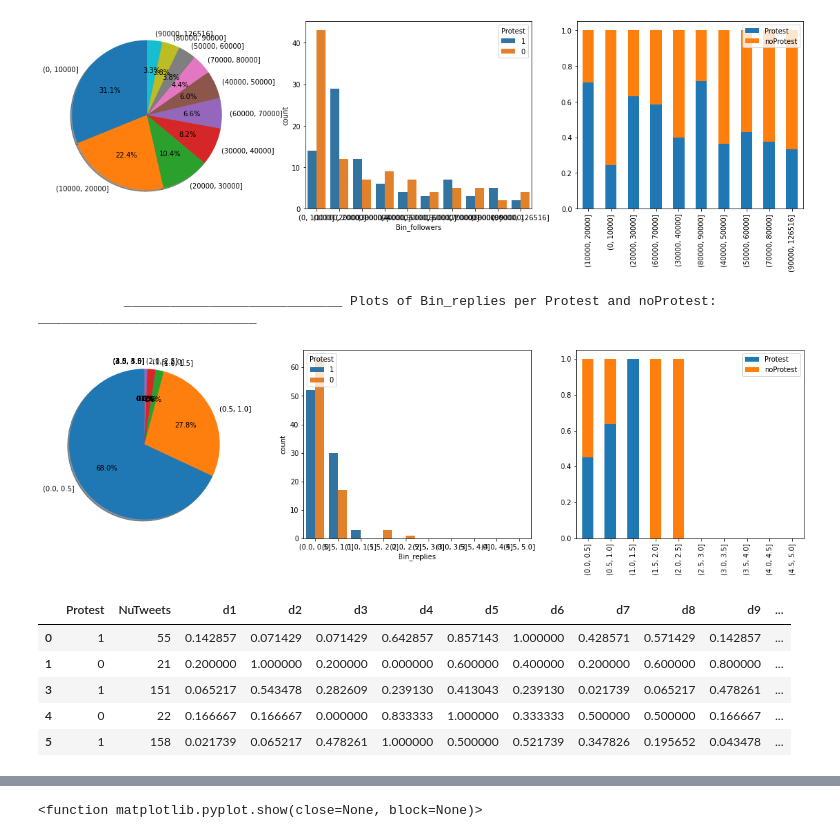
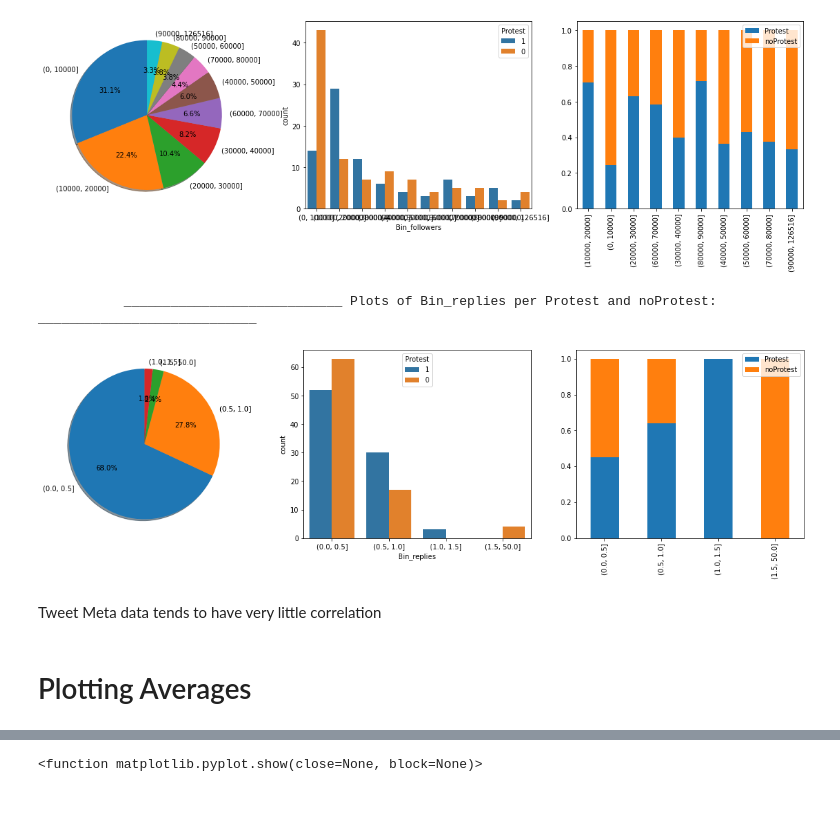
Before and after one commit to HraklisPapag/Team-Riot, a Jupyter notebook: Graphs.ipynb, the cells around one changed output, grey strips where cells are left out. Saved outputs shown, nothing was run; the diff lists cells and outputs as text; code cells hidden in the pictures; blank space fills up the shorter version.

```diff
--- a/Graphs.ipynb
+++ b/Graphs.ipynb
@@ -209,5 +187,5 @@ charts('Bin_average',training)
 # %%
-bins = np.linspace(0,1,11)
+bins = [0,0.3,0.4,0.5,1]
 training['Bin_sub'] = pd.cut(training['sub'],bins)
 charts('Bin_sub',training)
 # %% [output]
@@ -218,5 +198,5 @@ charts('Bin_sub',training)
 # %%
-bins = [-1,-0.2,-0.1,0,0.1,0.2,1]
+bins = [-1,0,0.1,0.2,1]
 training['Bin_pol'] = pd.cut(training['pol'],bins)
 charts('Bin_pol',training)
 # %% [output]
@@ -261,28 +243,23 @@ charts('Bin_followers',training)
 [figure]
 # %%
 replies = training['replies']
-bins = np.linspace(0,5,11)
+bins = [0,0.5,1,1.5,50]
 
 training['Bin_replies'] = pd.cut(training['replies'],bins)
 charts('Bin_replies',training)
 # %% [output]
            ____________________________ Plots of Bin_replies per Protest and noProtest: ____________________________
-[figure, old version]
+[figure, new version]
+# %% [markdown]
+Tweet Meta data tends to have very little correlation
+# %% [markdown]
+# Plotting Averages
 # %%
 graph = []
 for iter, row in training.iterrows():
     tweet_week = [row['d1'],row['d2'],row['d3'],row['d4'],row['d5'],row['d6'],row['d7'],row['d8'],row['d9'],row['d10']]
     graph.append(tweet_week)
 training['Graph'] = graph
-# %%
-training.head()
-# %% [output]
-|  | Protest | NuTweets | d1 | d2 | d3 | d4 | d5 | d6 | d7 | d8 | d9 | ... |
-| 0 | 1 | 55 | 0.142857 | 0.071429 | 0.071429 | 0.642857 | 0.857143 | 1.000000 | 0.428571 | 0.571429 | 0.142857 | ... |
-| 1 | 0 | 21 | 0.200000 | 1.000000 | 0.200000 | 0.000000 | 0.600000 | 0.400000 | 0.200000 | 0.600000 | 0.800000 | ... |
-| 3 | 1 | 151 | 0.065217 | 0.543478 | 0.282609 | 0.239130 | 0.413043 | 0.239130 | 0.021739 | 0.065217 | 0.478261 | ... |
-| 4 | 0 | 22 | 0.166667 | 0.166667 | 0.000000 | 0.833333 | 1.000000 | 0.333333 | 0.500000 | 0.500000 | 0.166667 | ... |
-| 5 | 1 | 158 | 0.021739 | 0.065217 | 0.478261 | 1.000000 | 0.500000 | 0.521739 | 0.347826 | 0.195652 | 0.043478 | ... |
 # %%
 non_protest_graph = []
 protest_graph = []
```
Also changed, not shown: parts of 23 cells of this notebook.
